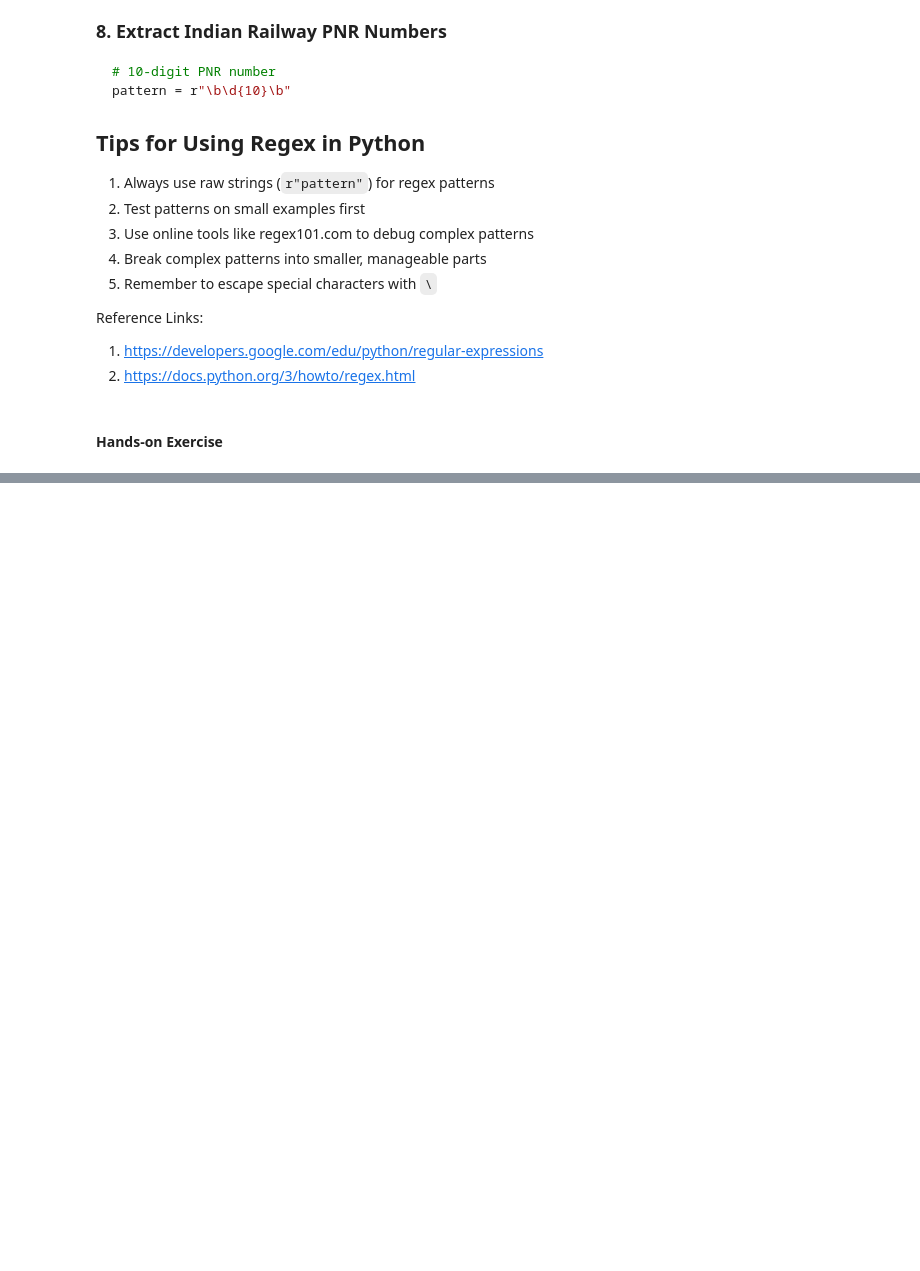
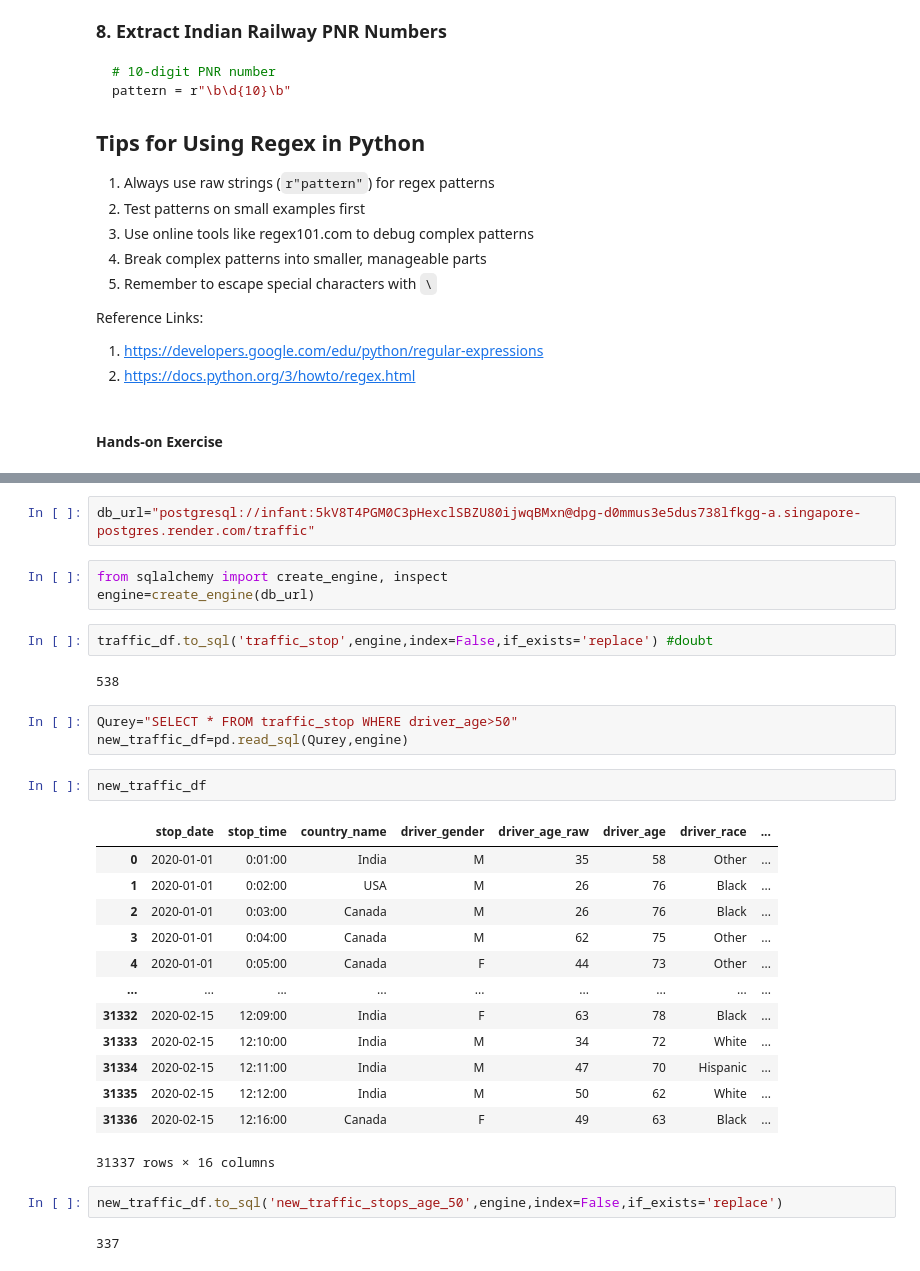
Before and after one commit to Infant-Joshva/Data-Science-learning-path, a Jupyter notebook: Practice Colab.ipynb, the cells around one changed output, grey strips where cells are left out. Drawn from its saved outputs; the diff is of its cells as text; blank space fills up the shorter version.

```diff
--- a/Practice Colab.ipynb
+++ b/Practice Colab.ipynb
@@ -4054,0 +4107,32 @@ Reference Links:
+# %%
+db_url="postgresql://infant:5kV8T4PGM0C3pHexclSBZU80ijwqBMxn@dpg-d0mmus3e5dus738lfkgg-a.singapore-postgres.render.com/traffic"
+# %%
+from sqlalchemy import create_engine, inspect
+engine=create_engine(db_url)
+# %%
+traffic_df.to_sql('traffic_stop',engine,index=False,if_exists='replace') #doubt
+# %% [output]
+538
+# %%
+Qurey="SELECT * FROM traffic_stop WHERE driver_age>50"
+new_traffic_df=pd.read_sql(Qurey,engine)
+# %%
+new_traffic_df
+# %% [output]
+|  | stop_date | stop_time | country_name | driver_gender | driver_age_raw | driver_age | driver_race | ... |
+| 0 | 2020-01-01 | 0:01:00 | India | M | 35 | 58 | Other | ... |
+| 1 | 2020-01-01 | 0:02:00 | USA | M | 26 | 76 | Black | ... |
+| 2 | 2020-01-01 | 0:03:00 | Canada | M | 26 | 76 | Black | ... |
+| 3 | 2020-01-01 | 0:04:00 | Canada | M | 62 | 75 | Other | ... |
+| 4 | 2020-01-01 | 0:05:00 | Canada | F | 44 | 73 | Other | ... |
+| ... | ... | ... | ... | ... | ... | ... | ... | ... |
+| 31332 | 2020-02-15 | 12:09:00 | India | F | 63 | 78 | Black | ... |
+| 31333 | 2020-02-15 | 12:10:00 | India | M | 34 | 72 | White | ... |
+| 31334 | 2020-02-15 | 12:11:00 | India | M | 47 | 70 | Hispanic | ... |
+| 31335 | 2020-02-15 | 12:12:00 | India | M | 50 | 62 | White | ... |
+| 31336 | 2020-02-15 | 12:16:00 | Canada | F | 49 | 63 | Black | ... |
+31337 rows × 16 columns
+# %%
+new_traffic_df.to_sql('new_traffic_stops_age_50',engine,index=False,if_exists='replace')
+# %% [output]
+337
```
Also changed, not shown: parts of 27 cells of this notebook.
